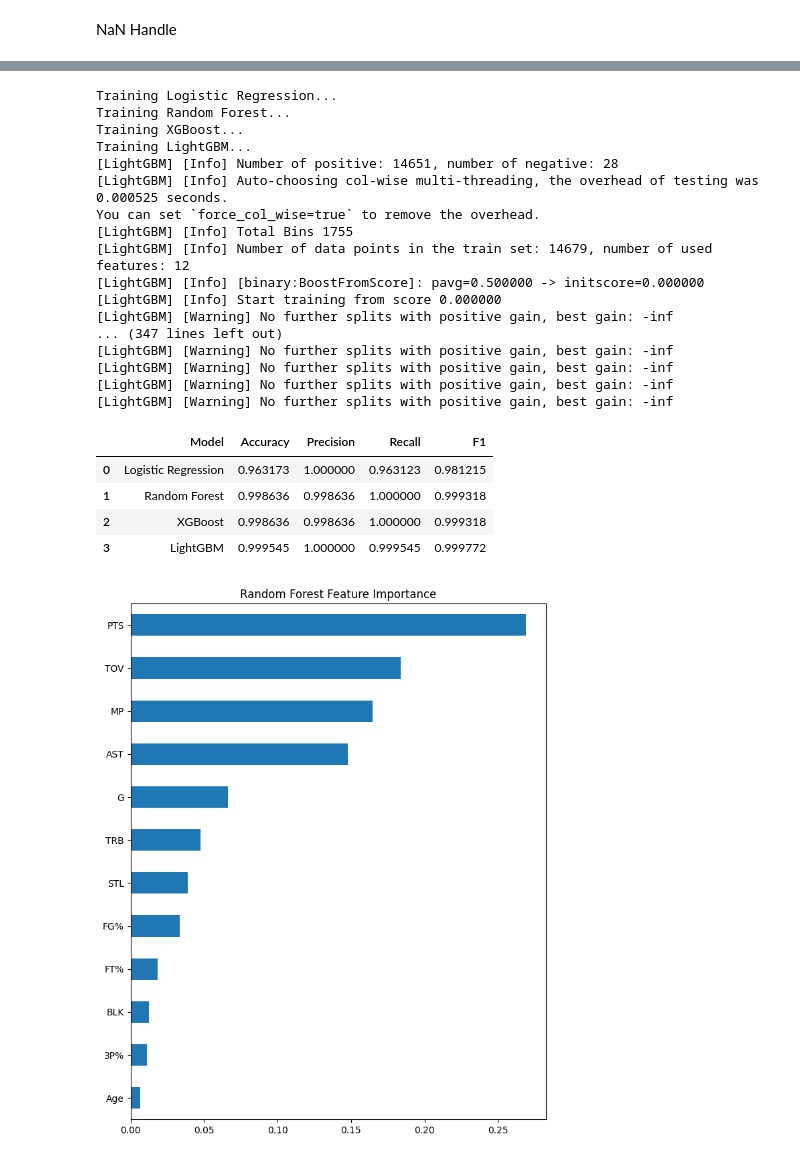
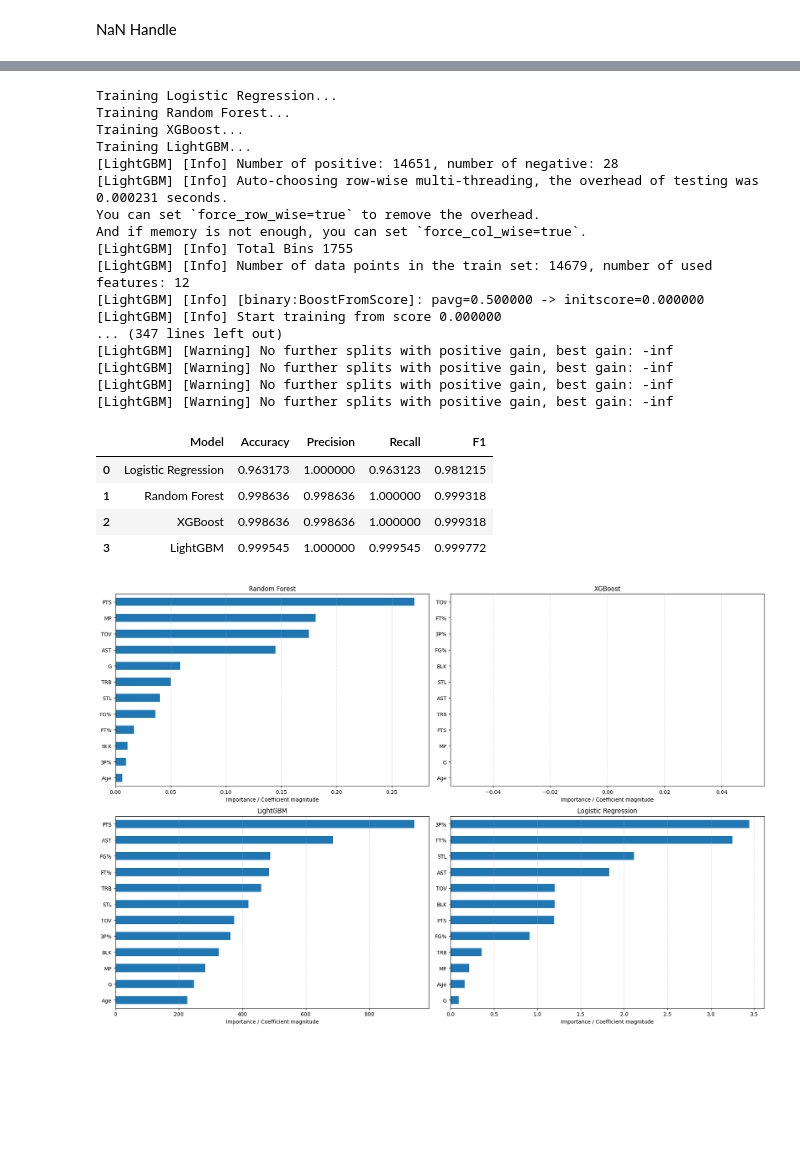
Before and after one commit to BasiCubes950/nba_RandomForest, a Jupyter notebook: model_comparison.ipynb, the cells around one changed output, grey strips where cells are left out. Saved outputs shown, nothing was run; the diff lists cells and outputs as text; code cells hidden in the pictures; blank space fills up the shorter version.

```diff
--- a/model_comparison.ipynb
+++ b/model_comparison.ipynb
@@ -66,8 +66,8 @@ print(len(FEATURES), "features")
 
 models = {
     "Logistic Regression": LogisticRegression(max_iter=5000, class_weight="balanced", random_state=42),
-    "Random Forest": RandomForestClassifier(n_estimators=600, class_weight="balanced", random_state=2),
-    "XGBoost": XGBClassifier(n_estimators=600, max_depth=11, learning_rate=0.01, scale_pos_weight=450, random_state=42),
+    "Random Forest": RandomForestClassifier(n_estimators=1000, class_weight="balanced", random_state=2),
+    "XGBoost": XGBClassifier(n_estimators=600, max_depth=12, learning_rate=0.001, scale_pos_weight=450, random_state=42),
     "LightGBM": LGBMClassifier(n_estimators=300, class_weight="balanced",random_state=42)
 }
 # %%
@@ -169,13 +153,13 @@ Training Random Forest...
 Training XGBoost...
 Training LightGBM...
 [LightGBM] [Info] Number of positive: 14651, number of negative: 28
-[LightGBM] [Info] Auto-choosing col-wise multi-threading, the overhead of testing was 0.000525 seconds.
-You can set `force_col_wise=true` to remove the overhead.
+[LightGBM] [Info] Auto-choosing row-wise multi-threading, the overhead of testing was 0.000231 seconds.
+You can set `force_row_wise=true` to remove the overhead.
+And if memory is not enough, you can set `force_col_wise=true`.
 [LightGBM] [Info] Total Bins 1755
 [LightGBM] [Info] Number of data points in the train set: 14679, number of used features: 12
 [LightGBM] [Info] [binary:BoostFromScore]: pavg=0.500000 -> initscore=0.000000
 [LightGBM] [Info] Start training from score 0.000000
-[LightGBM] [Warning] No further splits with positive gain, best gain: -inf
 ... (347 lines left out)
 [LightGBM] [Warning] No further splits with positive gain, best gain: -inf
 [LightGBM] [Warning] No further splits with positive gain, best gain: -inf
@@ -187,23 +171,37 @@ You can set `force_col_wise=true` to remove the overhead.
 | 2 | XGBoost | 0.998636 | 0.998636 | 1.000000 | 0.999318 |
 | 3 | LightGBM | 0.999545 | 1.000000 | 0.999545 | 0.999772 |
 # %%
-# Feature importance
+# Feature importance side-by-side
 
-importance_df = pd.DataFrame({
-    "Random Forest": trained_models["Random Forest"].feature_importances_,
-    "XGBoost": trained_models["XGBoost"].feature_importances_,
-    "LightGBM": trained_models["LightGBM"].feature_importances_,
-    "Logistic Regression": np.abs(trained_models["Logistic Regression"].coef_[0]),
-}, index=FEATURES)
+importance_series = {
+    "Random Forest": pd.Series(
+        trained_models["Random Forest"].feature_importances_,
+        index=FEATURES
+    ),
+    "XGBoost": pd.Series(
+        trained_models["XGBoost"].feature_importances_,
+        index=FEATURES
+    ),
+    "LightGBM": pd.Series(
+        trained_models["LightGBM"].feature_importances_,
+        index=FEATURES
+    ),
+    "Logistic Regression": pd.Series(
+        np.abs(trained_models["Logistic Regression"].coef_[0]),
+        index=FEATURES
+    ),
+}
 
-importance_df = importance_df.sort_index()
+fig, axes = plt.subplots(2, 2, figsize=(18, 12))
+axes = axes.flatten()
 
-plt.figure(figsize=(12, 7))
-importance_df.plot(kind="bar", figsize=(12, 7))
-plt.title("Feature Importance Comparison")
-plt.ylabel("Importance / Coefficient magnitude")
-plt.xticks(rotation=45, ha="right")
+for ax, (name, series) in zip(axes, importance_series.items()):
+    series.sort_values().plot(kind="barh", ax=ax)
+    ax.set_title(name)
+    ax.set_xlabel("Importance / Coefficient magnitude")
+    ax.grid(axis="x", linestyle="--", alpha=0.5)
+
 plt.tight_layout()
 plt.show()
 # %% [output]
-[figure, old version]
+[figure, new version]
```
Also changed, not shown: parts of 5 cells of this notebook.
